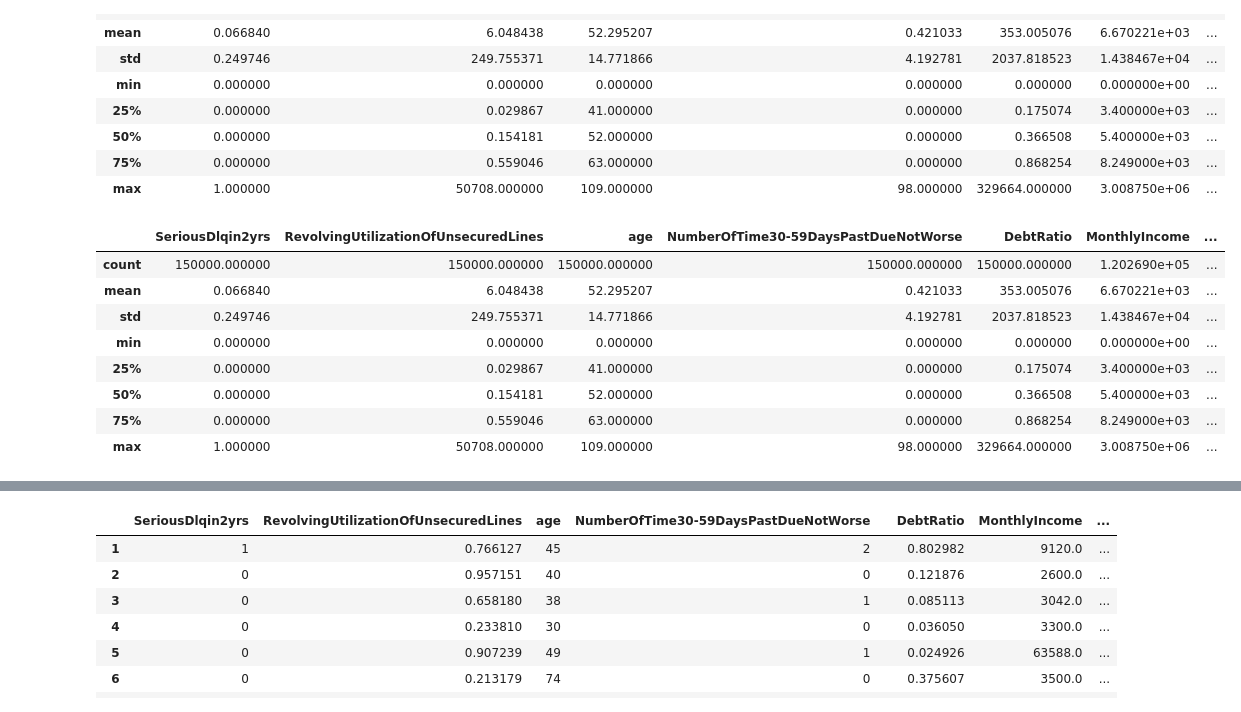
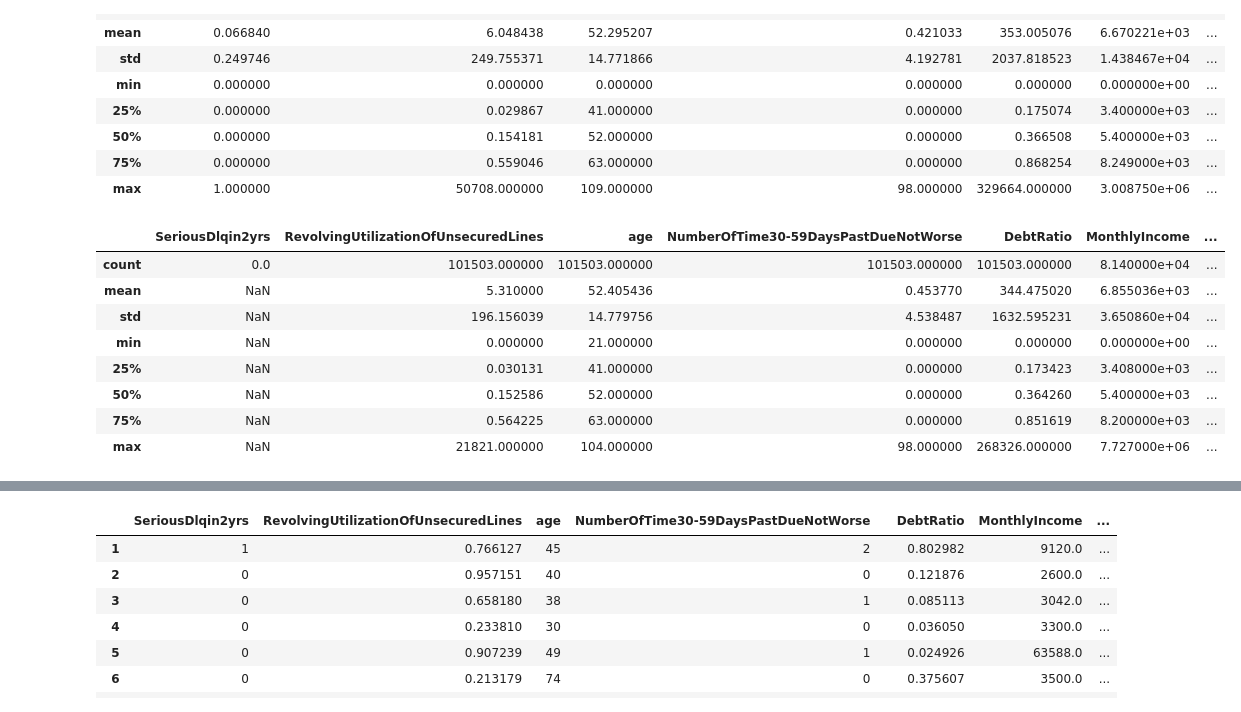
Before and after one commit to al-pedro-santos/ML1_AV2_FinalProject, a Jupyter notebook: GiveMeSomeCredit/ml_project.ipynb, the cells around one changed output, grey strips where cells are left out. Drawn from its saved outputs; the diff is of its cells as text; code cells hidden in the pictures.

```diff
--- a/GiveMeSomeCredit/ml_project.ipynb
+++ b/GiveMeSomeCredit/ml_project.ipynb
@@ -62,14 +65,14 @@ df_train_raw.describe()
 | 75% | 0.000000 | 0.559046 | 63.000000 | 0.000000 | 0.868254 | 8.249000e+03 | ... |
 | max | 1.000000 | 50708.000000 | 109.000000 | 98.000000 | 329664.000000 | 3.008750e+06 | ... |
 # %%
-df_train_raw.describe()
+df_test_raw.describe()
 # %% [output]
 |  | SeriousDlqin2yrs | RevolvingUtilizationOfUnsecuredLines | age | NumberOfTime30-59DaysPastDueNotWorse | DebtRatio | MonthlyIncome | ... |
-| count | 150000.000000 | 150000.000000 | 150000.000000 | 150000.000000 | 150000.000000 | 1.202690e+05 | ... |
-| mean | 0.066840 | 6.048438 | 52.295207 | 0.421033 | 353.005076 | 6.670221e+03 | ... |
-| std | 0.249746 | 249.755371 | 14.771866 | 4.192781 | 2037.818523 | 1.438467e+04 | ... |
-| min | 0.000000 | 0.000000 | 0.000000 | 0.000000 | 0.000000 | 0.000000e+00 | ... |
-| 25% | 0.000000 | 0.029867 | 41.000000 | 0.000000 | 0.175074 | 3.400000e+03 | ... |
-| 50% | 0.000000 | 0.154181 | 52.000000 | 0.000000 | 0.366508 | 5.400000e+03 | ... |
-| 75% | 0.000000 | 0.559046 | 63.000000 | 0.000000 | 0.868254 | 8.249000e+03 | ... |
-| max | 1.000000 | 50708.000000 | 109.000000 | 98.000000 | 329664.000000 | 3.008750e+06 | ... |
+| count | 0.0 | 101503.000000 | 101503.000000 | 101503.000000 | 101503.000000 | 8.140000e+04 | ... |
+| mean | NaN | 5.310000 | 52.405436 | 0.453770 | 344.475020 | 6.855036e+03 | ... |
+| std | NaN | 196.156039 | 14.779756 | 4.538487 | 1632.595231 | 3.650860e+04 | ... |
+| min | NaN | 0.000000 | 21.000000 | 0.000000 | 0.000000 | 0.000000e+00 | ... |
+| 25% | NaN | 0.030131 | 41.000000 | 0.000000 | 0.173423 | 3.408000e+03 | ... |
+| 50% | NaN | 0.152586 | 52.000000 | 0.000000 | 0.364260 | 5.400000e+03 | ... |
+| 75% | NaN | 0.564225 | 63.000000 | 0.000000 | 0.851619 | 8.200000e+03 | ... |
+| max | NaN | 21821.000000 | 104.000000 | 98.000000 | 268326.000000 | 7.727000e+06 | ... |
```
Also changed, not shown: parts of 20 cells of this notebook, 10 other files.
